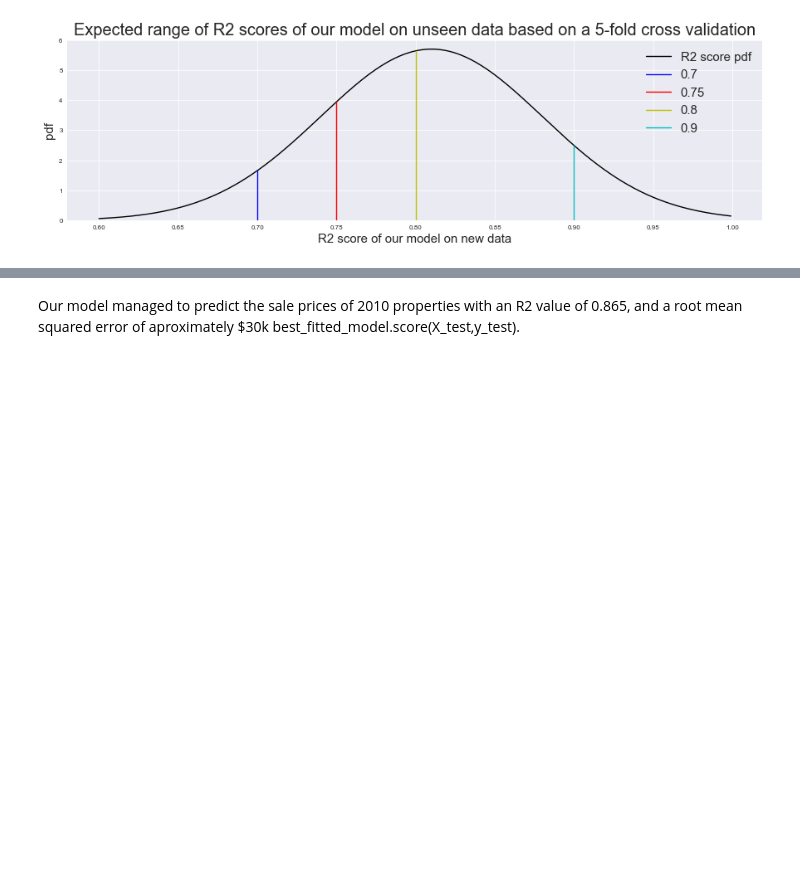
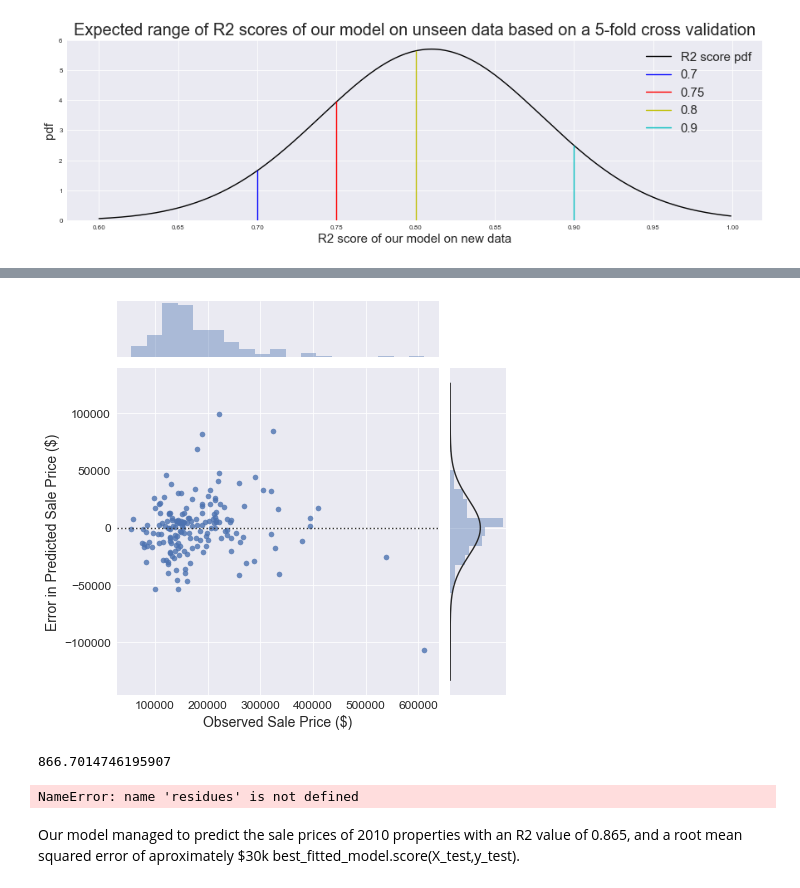
Before and after one commit to Rony-A/sc2-replay-analysis, a Jupyter notebook: mycchaka/project1/Project_1.ipynb, the cells around one changed output, grey strips where cells are left out. Cells and saved outputs as stored; diff of their text form; code cells hidden in the pictures; blank space fills up the shorter version.

```diff
--- a/mycchaka/project1/Project_1.ipynb
+++ b/mycchaka/project1/Project_1.ipynb
@@ -1625,3 +1745,26 @@ Root Mean Squared Error:  29255.0
+# %%
+sns.jointplot(y_test.ravel(),y_hat, kind='resid')
+plt.ylabel('Error in Predicted Sale Price ($)',size = 14)
+plt.xlabel('Observed Sale Price ($)',size = 14)
+plt.xticks(size = 12)
+plt.yticks(size = 12)
+
+plt.show()
+# %% [output]
+[figure, added]
+# %%
+(y_test - y_hat).mean()
+# %% [output]
+866.7014746195907
+# %%
+x_axis = np.arange(residues.min(), residues.max(), 1)
+# Mean = 0.8068, SD = 0.06666.
+plt.plot(x_axis, norm.pdf(x_axis,residues.mean(),residues.std()),color = 'k')
+
+plt.hist(residues,normed=True,bins=60)
+plt.show()
+# %% [output]
+NameError: name 'residues' is not defined
 # %% [markdown]
 Our model managed to predict the sale prices of 2010 properties with an R2 value of 0.865, and a root mean squared error of aproximately $30k best_fitted_model.score(X_test,y_test).
 # %%
```
Also changed, not shown: parts of 62 cells of this notebook.
